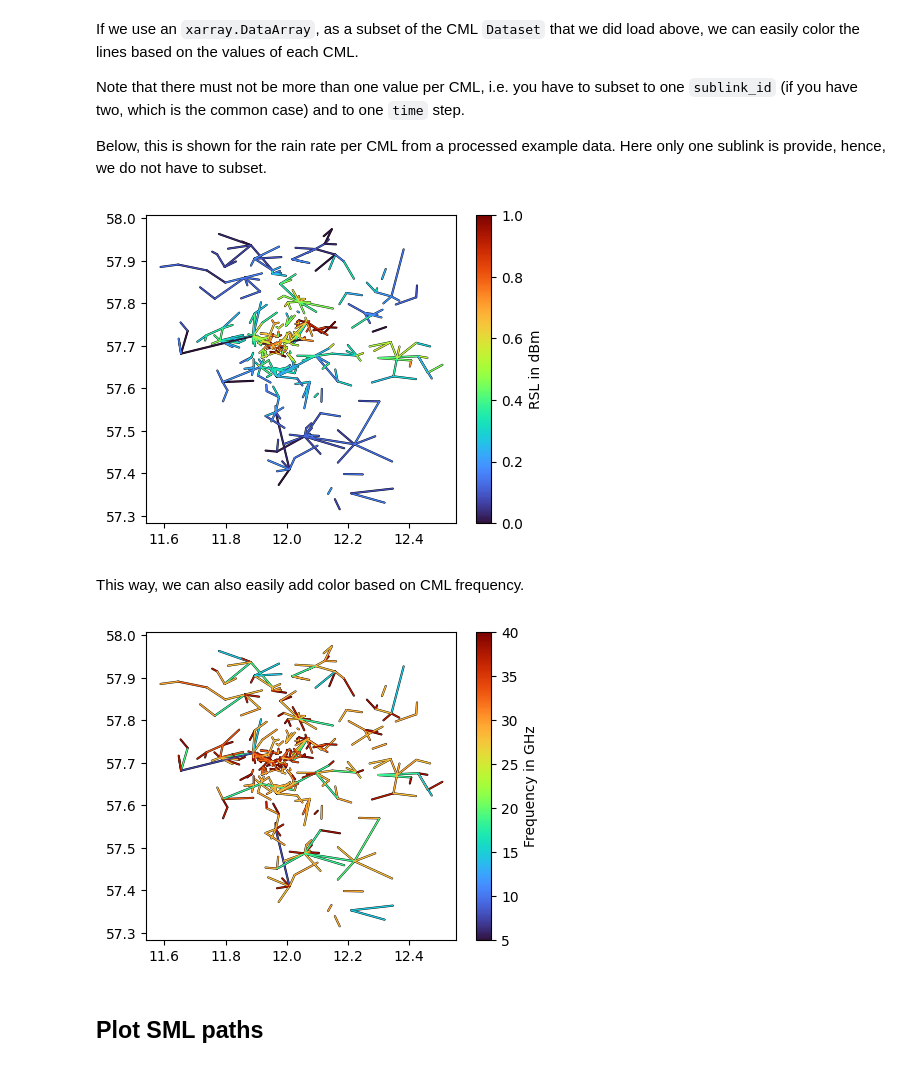
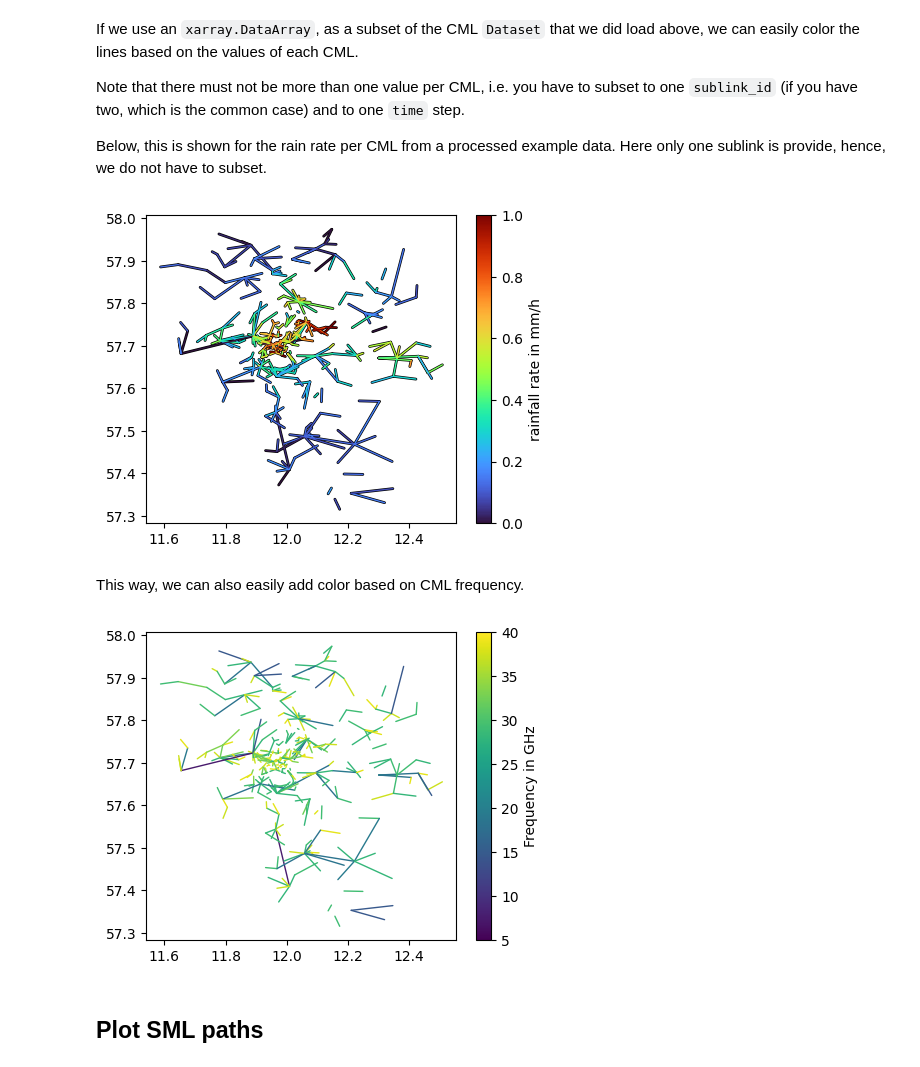
Before and after one commit to OpenSenseAction/poligrain, a Jupyter notebook: docs/notebooks/Plotting.ipynb, the cells around one changed output. Drawn from its saved outputs; the diff is of its cells as text; code cells hidden in the pictures.

```diff
--- a/docs/notebooks/Plotting.ipynb
+++ b/docs/notebooks/Plotting.ipynb
@@ -53,19 +53,19 @@ Below, this is shown for the rain rate per CML from a processed example data. He
 da_R = ds_cmls.R.isel(time=11)
 
 fig, ax = plt.subplots(figsize=(5, 4))
-lines = da_R.plg.plot_cmls(pad_width=0.5, cmap="turbo", vmin=0, vmax=1, ax=ax)
-plt.colorbar(lines, label="RSL in dBm");
+lines = da_R.plg.plot_cmls(pad_width=1, vmin=0, vmax=1, ax=ax, use_lon_lat=True)
+plt.colorbar(lines, label="rainfall rate in mm/h");
 # %% [output]
-[figure, old version]
+[figure, new version]
 # %% [markdown]
 This way, we can also easily add color based on CML frequency.
 # %%
 fig, ax = plt.subplots(figsize=(5, 4))
 da_f_GHz = ds_cmls.frequency / 1e3
-lines = da_f_GHz.plg.plot_cmls(pad_width=0.5, vmin=5, vmax=40, cmap="turbo", ax=ax)
+lines = da_f_GHz.plg.plot_cmls(vmin=5, vmax=40, cmap="viridis", ax=ax, use_lon_lat=True)
 plt.colorbar(lines, label="Frequency in GHz");
 # %% [output]
-[figure, old version]
+[figure, new version]
 # %% [markdown]
 ## Plot SML paths
 # %% [markdown]
```
Also changed, not shown: parts of 17 cells of this notebook, 8 other files.
